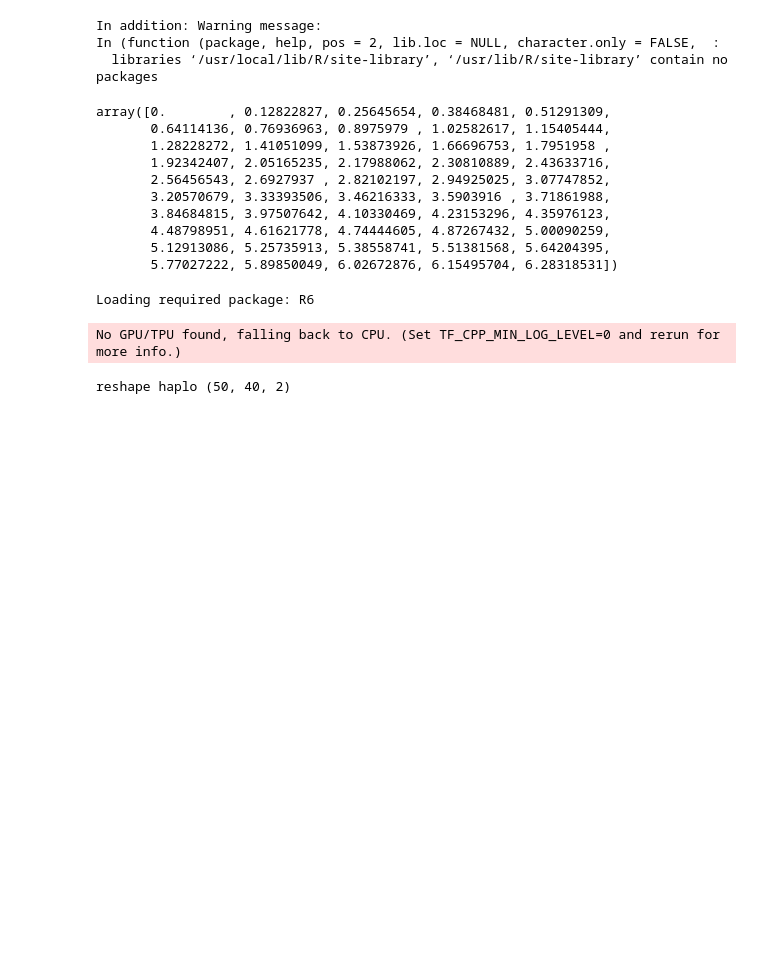
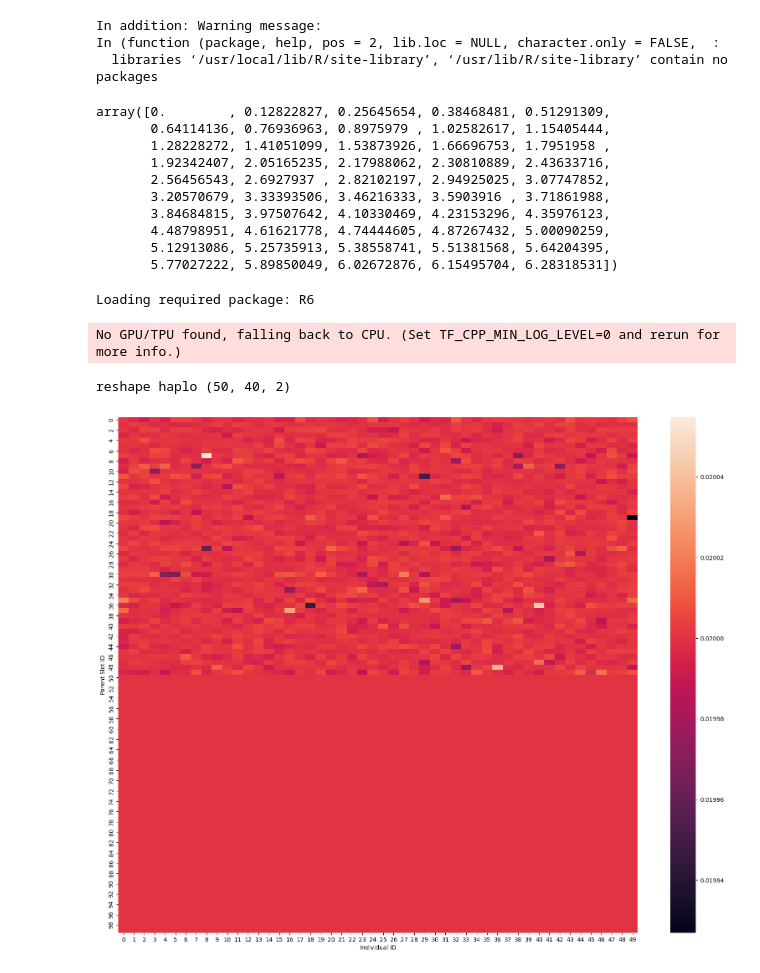
Before and after one commit to cjGO/breeder_agent, a Jupyter notebook: test.ipynb, the cells around one changed output. Cells and saved outputs as stored; diff of their text form; code cells hidden in the pictures; blank space fills up the shorter version.

Commit message:
added policy viz

```diff
--- a/test.ipynb
+++ b/test.ipynb
@@ -430,6 +530,7 @@ class BreedingProgram:
         self.initial_population = initial_population
         self.genetic_map = genetic_map
         self.max_generation = max_generation
+        self.marker_strength = np.array(self.genetic_map['Yield'])
 
         # Initialize the simulator
         self.simulator = Simulator(genetic_map=self.genetic_map, h2=heritability)
@@ -442,8 +543,8 @@ class BreedingProgram:
         # Initialize the Actor and Critic models
         self.actor = create_actor()
         self.critic = create_critic()
-        self.actor_optimizer = tf.keras.optimizers.Adam(learning_rate=0.00001)
-        self.critic_optimizer = tf.keras.optimizers.Adam(learning_rate=0.00001)
+        self.actor_optimizer = tf.keras.optimizers.Adam(learning_rate=0.001)
+        self.critic_optimizer = tf.keras.optimizers.Adam(learning_rate=0.001)
 
                 # Start the breeding program
         self._start_breeding_program()
@@ -457,12 +558,12 @@ class BreedingProgram:
         self.history.append(self.current_scores)
 
     def run_episodes(self,num_episodes, num_cycles):
+        frames = []
         for _ in tqdm(range(num_episodes)):
             self.current_population = self.initial_population
             for cycle_iter in range(num_cycles):
                 # Get model outputs
                 current_pop = self.current_population.reshape(1,*self.current_population.shape)
-                #print(current_pop.shape)
                 actor_output = self.actor(current_pop)
                 critic_output = self.critic([ current_pop, actor_output])
                 #sample an action from the actors policy
@@ -475,15 +576,24 @@ class BreedingProgram:
                 actor_loss = actor_train_step(self.actor, self.actor_optimizer, calculate_actor_loss, current_pop, selected_array)
                 critic_loss = critic_train_step(self.critic, self.critic_optimizer, current_pop, actor_output, past_fitness=self.simulator.GEBV(self.current_population[0]).mean()[0])
                 #Update population
+                self.current_population = np.array(new_population)
                 if cycle_iter == (num_cycles-1):
                     critic_loss_list.append(critic_loss.numpy()[0][0])
                     mean_score_list.append(self.simulator.GEBV(new_population).mean()[0])
+                    # fig = create_plot(new_population, self.marker_strength)
+                    # frames.append([fig])
+        # ani = ArtistAnimation(fig, frames, interval=200, blit=True, repeat_delay=1000)
+        # ani.save('training_animation.gif', writer='imagemagick')
+    def view_policy(self):
+        current_pop = self.current_population.reshape(1,*self.current_population.shape)
+        return self.actor(current_pop)
+
 
 
 
 initial_population =  reshape_pop(maizeHaplo)
 genetic_map = return_genetic_map_df(markerEffects, nChr, geneticMap)
-genetic_map['Yield'] = simplify_geneticmap(list(genetic_map['Yield']),2)
+genetic_map['Yield'] = simplify_geneticmap(list(genetic_map['Yield']),15)
 reshapeHaplo = reshape_pop(maizeHaplo)
 np.save('mypop', reshapeHaplo)
 print(f'reshape haplo {reshapeHaplo.shape}')
@@ -491,12 +601,24 @@ population_size = int(nInd)
 marker_count = int((segSites * nChr))
 chromosome_number = int(nChr)
 max_generation = 10
-heritability = .9
+heritability = .95
 mean_score_list=[]
 critic_loss_list=[]
 
 farm  = BreedingProgram(initial_population, genetic_map, population_size, marker_count, chromosome_number, max_generation, heritability)
-farm.run_episodes(1000,10)
 # %% [output]
 No GPU/TPU found, falling back to CPU. (Set TF_CPP_MIN_LOG_LEVEL=0 and rerun for more info.)
 reshape haplo (50, 40, 2)
+# %%
+import matplotlib.pyplot as plt
+import seaborn as sns
+
+mydata = farm.view_policy().numpy()
+
+plt.figure(figsize=(20, 16))  # Set the figure size
+sns.heatmap(mydata[0])  # Create the heatmap
+plt.xlabel('Individual ID')  # Add x-axis label
+plt.ylabel('Parent Slot ID')  # Add y-axis label
+plt.show()  # Display the heatmap
+# %% [output]
+[figure, added]
```
Also changed, not shown: parts of 15 cells of this notebook, 3 other files.
